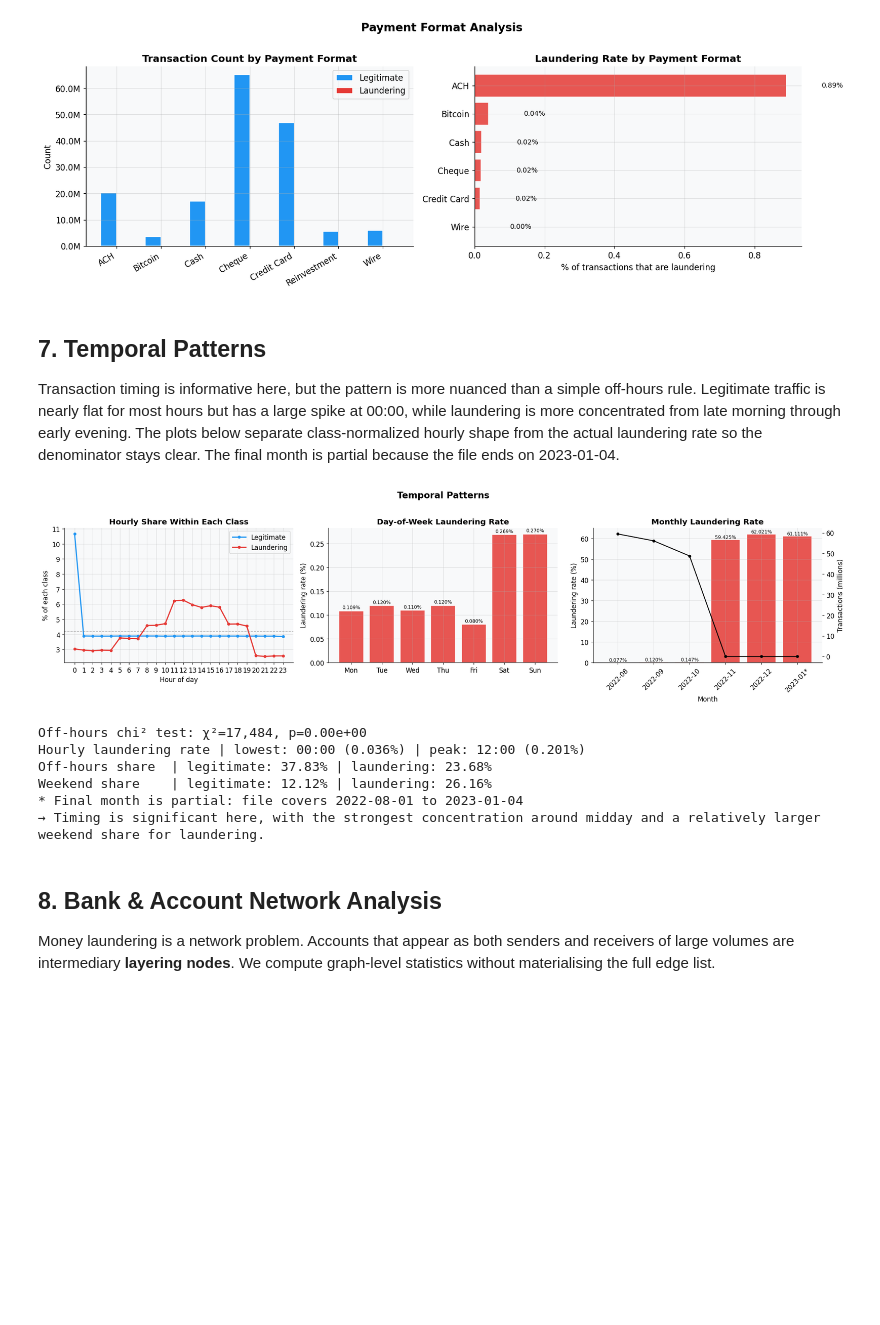
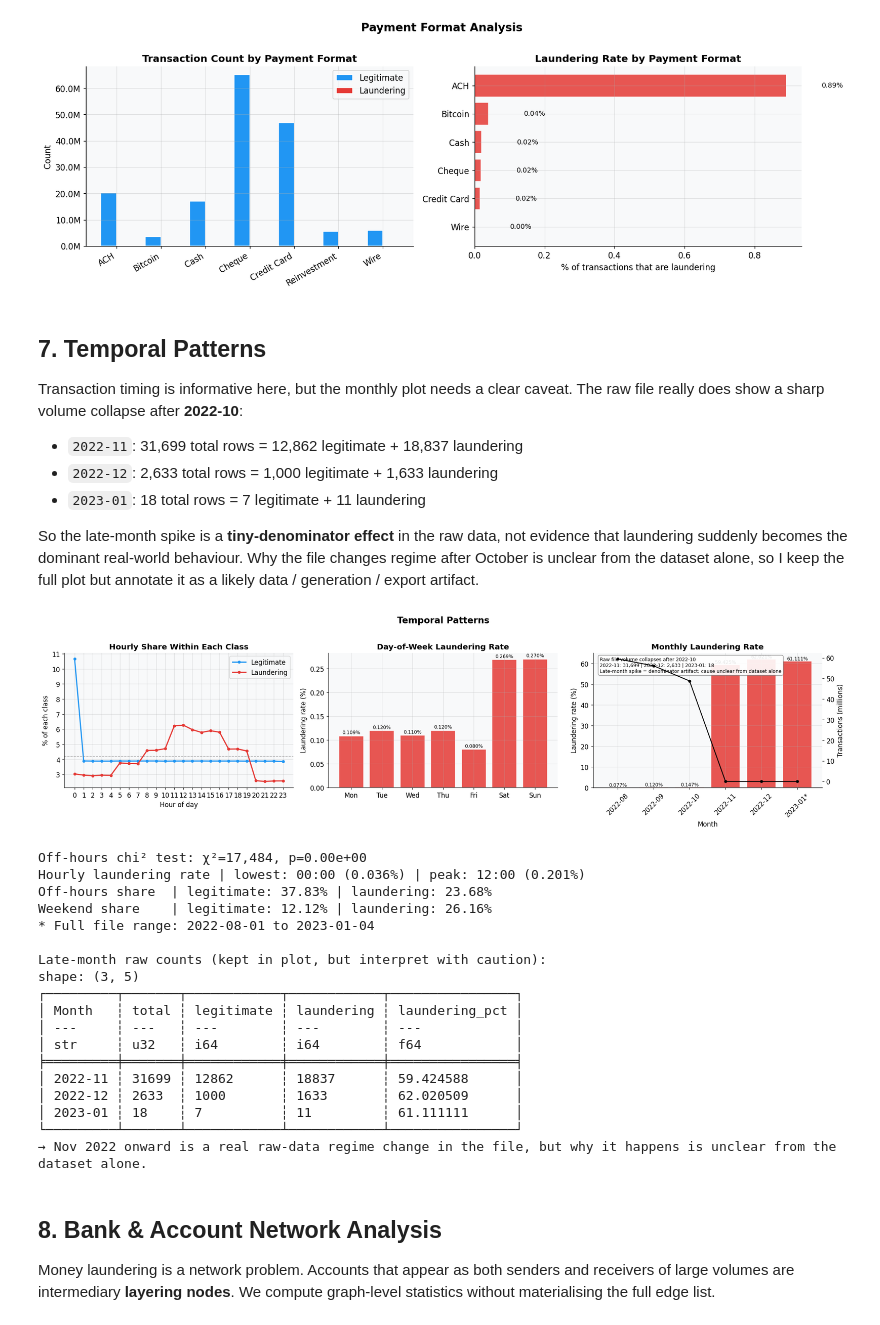
Before and after one commit to kenfus/aml-transaction-detection, a Jupyter notebook: notebooks/01_eda.ipynb, the cells around one changed output. Cells and saved outputs as stored; diff of their text form; code cells hidden in the pictures; blank space fills up the shorter version.

```diff
--- a/notebooks/01_eda.ipynb
+++ b/notebooks/01_eda.ipynb
@@ -227,7 +248,8 @@ fig, axes = plt.subplots(1, 2, figsize=(12, 4))
 ax = axes[0]
 bars = ax.bar(labels, counts, color=colors, edgecolor='white', linewidth=1.5, width=0.5)
 for bar, c in zip(bars, counts):
-    ax.text(bar.get_x() + bar.get_width()/2, bar.get_height()*1.01,
+    height = bar.get_height() * 0.95 if c/total > 0.05 else bar.get_height() * 1.01
+    ax.text(bar.get_x() + bar.get_width()/2, height,
             f'{c/1e6:.2f}M\n({c/total*100:.2f}%)',
             ha='center', fontweight='bold', fontsize=11)
 ax.set_title('Transaction Volume by Label', fontweight='bold')
@@ -245,7 +267,7 @@ for a in autotexts:
     a.set_fontweight('bold')
 ax.set_title('Proportion', fontweight='bold')
 
-plt.suptitle('Class Imbalance', fontsize=15, fontweight='bold', y=1.01)
+plt.suptitle('Class Imbalance', fontsize=15, fontweight='bold')
 plt.tight_layout()
 plt.show()
 plt.close('all')
@@ -566,7 +556,12 @@ plt.show()
 ---
 ## 7. Temporal Patterns
 
-Transaction timing is informative here, but the pattern is more nuanced than a simple off-hours rule. Legitimate traffic is nearly flat for most hours but has a large spike at 00:00, while laundering is more concentrated from late morning through early evening. The plots below separate class-normalized hourly shape from the actual laundering rate so the denominator stays clear. The final month is partial because the file ends on 2023-01-04.
+Transaction timing is informative here, but the monthly plot needs a clear caveat. The raw file really does show a sharp volume collapse after **2022-10**:
+- `2022-11`: 31,699 total rows = 12,862 legitimate + 18,837 laundering
+- `2022-12`: 2,633 total rows = 1,000 legitimate + 1,633 laundering
+- `2023-01`: 18 total rows = 7 legitimate + 11 laundering
+
+So the late-month spike is a **tiny-denominator effect** in the raw data, not evidence that laundering suddenly becomes the dominant real-world behaviour. Why the file changes regime after October is unclear from the dataset alone, so I keep the full plot but annotate it as a likely data / generation / export artifact.
 # %%
 # Hourly profile within each class
 hourly = (
@@ -616,7 +611,10 @@ monthly = (
         pl.len().alias('total'),
         pl.col('Is Laundering').sum().alias('laundering'),
     )
-    .with_columns((pl.col('laundering') / pl.col('total') * 100).alias('laundering_pct'))
+    .with_columns([
+        (pl.col('total') - pl.col('laundering')).alias('legitimate'),
+        (pl.col('laundering') / pl.col('total') * 100).alias('laundering_pct'),
+    ])
     .sort('Month')
     .collect()
 )
@@ -630,6 +628,7 @@ date_bounds = (
     .row(0, named=True)
 )
 last_month = date_bounds['ts_max'].strftime('%Y-%m')
+late_months = monthly.filter(pl.col('Month').is_in(['2022-11', '2022-12', '2023-01']))
 
 fig, axes = plt.subplots(1, 3, figsize=(19, 5))
 
@@ -680,6 +679,18 @@ ax2.plot(month_labels, totals_m, color='black', linewidth=1.5, marker='o', marke
 ax2.set_ylabel('Transactions (millions)')
 ax2.grid(False)
 
+note = (
+    'Raw file volume collapses after 2022-10\n'
+    '2022-11: 31,699 | 2022-12: 2,633 | 2023-01: 18\n'
+    'Late-month spike = denominator artifact; cause unclear from dataset alone'
+)
+ax.text(
+    0.03, 0.97, note,
+    transform=ax.transAxes,
+    va='top', ha='left', fontsize=8,
+    bbox=dict(boxstyle='round,pad=0.35', facecolor='white', edgecolor='gray', alpha=0.9)
+)
+
 plt.suptitle('Temporal Patterns', fontsize=15, fontweight='bold', y=1.02)
 plt.tight_layout()
 plt.show()
@@ -688,42 +699,56 @@ plt.show()
 off_cross = (
     lf.group_by(['OffHours', 'Is Laundering'])
     .agg(pl.len().alias('n'))
     .collect()
     .pivot(values='n', index='OffHours', columns='Is Laundering')
     .to_pandas()
     .set_index('OffHours')
     .fillna(0)
 )
 chi2, p, _, _ = stats.chi2_contingency(off_cross.values)
 
 off_share = (
     lf.group_by('Is Laundering')
     .agg((pl.col('OffHours').mean() * 100).alias('off_hours_pct'))
     .sort('Is Laundering')
     .collect()
 )
 
 legit_off = off_share.filter(pl.col('Is Laundering') == 0)['off_hours_pct'][0]
 laund_off = off_share.filter(pl.col('Is Laundering') == 1)['off_hours_pct'][0]
 legit_weekend = weekend_share.filter(pl.col('Is Laundering') == 0)['weekend_pct'][0]
 laund_weekend = weekend_share.filter(pl.col('Is Laundering') == 1)['weekend_pct'][0]
 peak_hour = hourly_rate.sort('laundering_pct', descending=True).row(0, named=True)
 low_hour = hourly_rate.sort('laundering_pct').row(0, named=True)
 
 print(f'\nOff-hours chi² test: χ²={chi2:,.0f}, p={p:.2e}')
 print(f'Hourly laundering rate | lowest: {low_hour["Hour"]:02d}:00 ({low_hour["laundering_pct"]:.3f}%) | peak: {peak_hour["Hour"]:02d}:00 ({peak_hour["laundering_pct"]:.3f}%)')
 print(f'Off-hours share  | legitimate: {legit_off:.2f}% | laundering: {laund_off:.2f}%')
 print(f'Weekend share    | legitimate: {legit_weekend:.2f}% | laundering: {laund_weekend:.2f}%')
-print(f'* Final month is partial: file covers {date_bounds["ts_min"]:%Y-%m-%d} to {date_bounds["ts_max"]:%Y-%m-%d}')
-print('→ Timing is significant here, with the strongest concentration around midday and a relatively larger weekend share for laundering.')
+print(f'* Full file range: {date_bounds["ts_min"]:%Y-%m-%d} tcreate the uv env. Is it uv sync?o {date_bounds["ts_max"]:%Y-%m-%d}')
+print('\nLate-month raw counts (kept in plot, but interpret with caution):')
+print(late_months.select(['Month', 'total', 'legitimate', 'laundering', 'laundering_pct']))
+print('→ Nov 2022 onward is a real raw-data regime change in the file, but why it happens is unclear from the dataset alone.')
 # %% [output]
-[figure, old version]
+[figure, new version]
 Off-hours chi² test: χ²=17,484, p=0.00e+00
 Hourly laundering rate | lowest: 00:00 (0.036%) | peak: 12:00 (0.201%)
 Off-hours share  | legitimate: 37.83% | laundering: 23.68%
 Weekend share    | legitimate: 12.12% | laundering: 26.16%
-* Final month is partial: file covers 2022-08-01 to 2023-01-04
-→ Timing is significant here, with the strongest concentration around midday and a relatively larger weekend share for laundering.
+* Full file range: 2022-08-01 to 2023-01-04
+
+Late-month raw counts (kept in plot, but interpret with caution):
+shape: (3, 5)
+┌─────────┬───────┬────────────┬────────────┬────────────────┐
+│ Month   ┆ total ┆ legitimate ┆ laundering ┆ laundering_pct │
+│ ---     ┆ ---   ┆ ---        ┆ ---        ┆ ---            │
+│ str     ┆ u32   ┆ i64        ┆ i64        ┆ f64            │
+╞═════════╪═══════╪════════════╪════════════╪════════════════╡
+│ 2022-11 ┆ 31699 ┆ 12862      ┆ 18837      ┆ 59.424588      │
+│ 2022-12 ┆ 2633  ┆ 1000       ┆ 1633       ┆ 62.020509      │
+│ 2023-01 ┆ 18    ┆ 7          ┆ 11         ┆ 61.111111      │
+└─────────┴───────┴────────────┴────────────┴────────────────┘
+→ Nov 2022 onward is a real raw-data regime change in the file, but why it happens is unclear from the dataset alone.
 # %% [markdown]
 <a id='8'></a>
 ---
```
Also changed, not shown: parts of 12 cells of this notebook, 2 other files.
